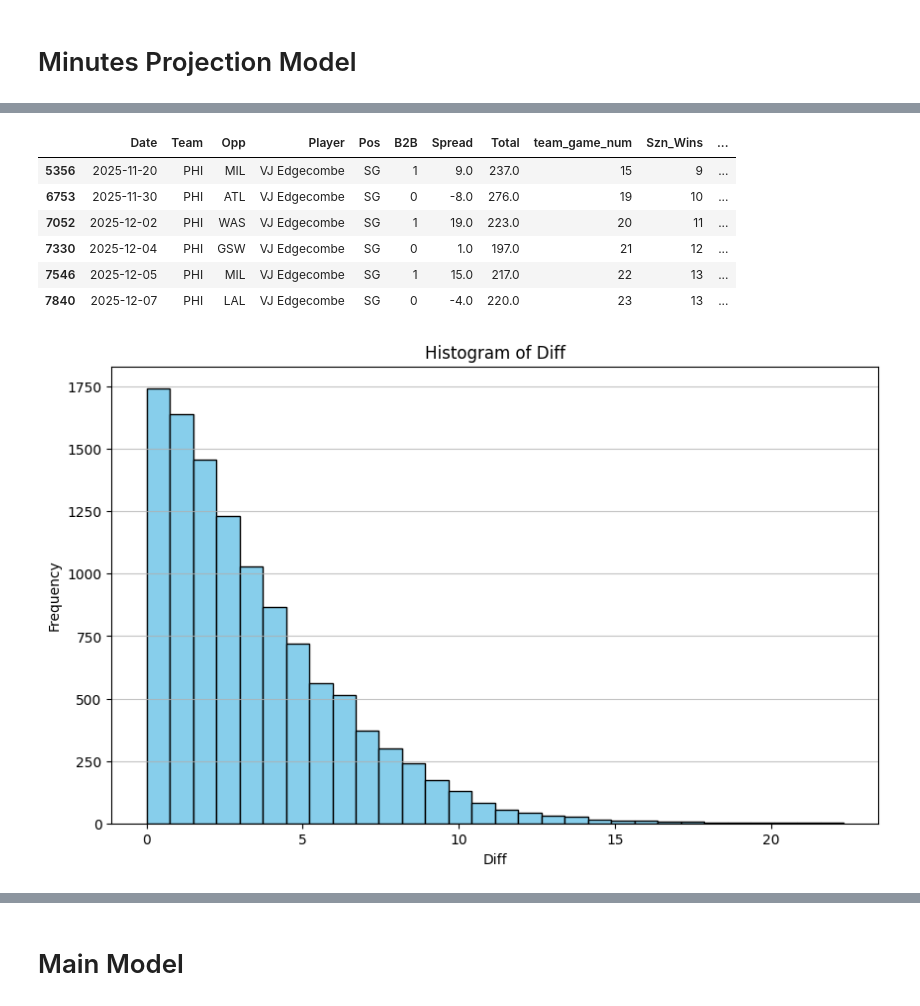
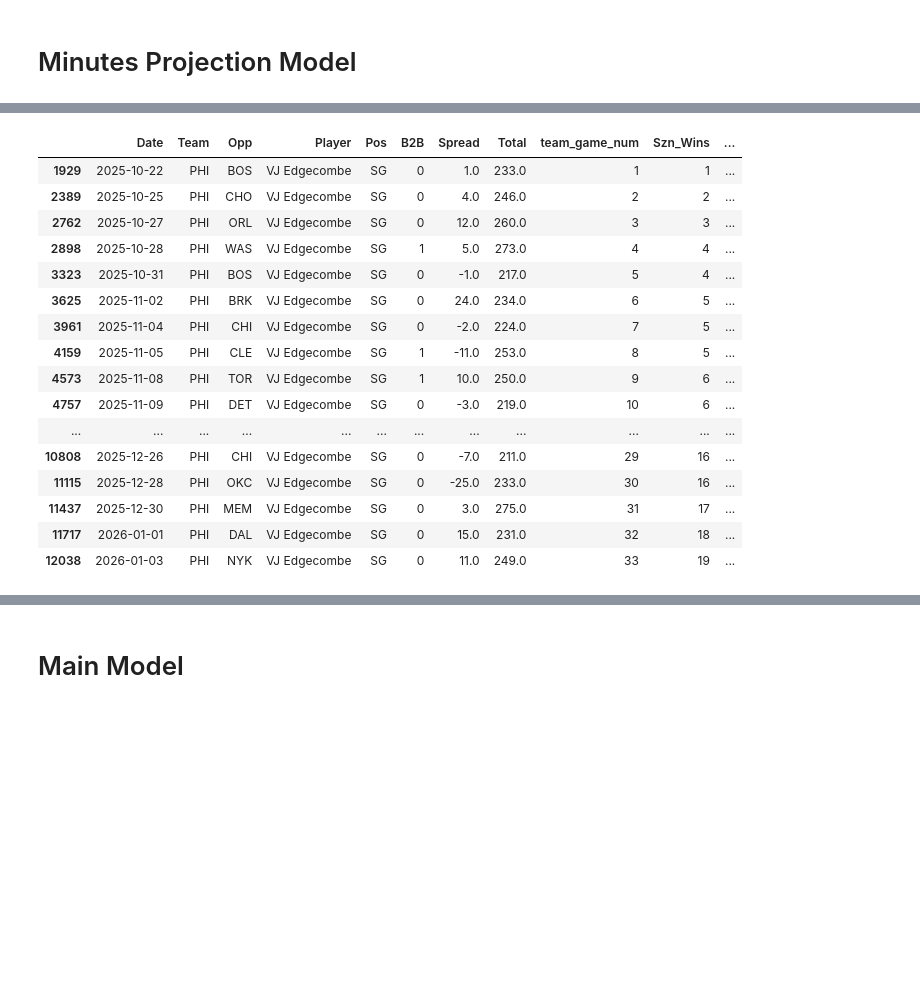
Before and after one commit to Relenes510/fantasy_basketball, a Jupyter notebook: notebooks/create_ML_Regression_model.ipynb, the cells around one changed output, grey strips where cells are left out. Drawn from its saved outputs; the diff is of its cells as text; code cells hidden in the pictures; blank space fills up the shorter version.

```diff
--- a/notebooks/create_ML_Regression_model.ipynb
+++ b/notebooks/create_ML_Regression_model.ipynb
@@ -413,13 +413,20 @@ def setup_df_mins(con, df):
     df['starter_return'] = ((df.return_game == 1) & (df.role == 1)).astype(int)
     df['bench_return']   = ((df.return_game == 1) & (df.role == 2)).astype(int)
 
-    df['MP_drop_pct_L5'] = (df.MP_L5_avg - df.MP) / df.MP_L5_avg
+    df['MP_change_pct_L5'] = (df['MP_L1_avg'] - df['MP_L10_avg']) / df['MP_L10_avg']
     df['Early_stop'] = (
         (df['MP'] < 5) |
-        ((df.role == 1) & (df.MP_drop_pct_L5 >= 0.35)) |   # starters
-        ((df.role == 2) & (df.MP_drop_pct_L5 >= 0.45)) |   # bench
-        ((df.role == 3) & (df.MP_drop_pct_L5 >= 0.55))     # reserve
+        ((df.role == 1) & (df.MP_change_pct_L5 <= -0.35)) |   # starters
+        ((df.role == 2) & (df.MP_change_pct_L5 <= -0.45)) |   # bench
+        ((df.role == 3) & (df.MP_change_pct_L5 <= -0.55))     # reserve
     ).astype(int)
+    df['Early_stop'] = df.groupby('Player')['Early_stop'].shift(-1).fillna(0).astype(int)
+    df['MP_increase'] = (
+        ((df.role == 1) & (df.MP_change_pct_L5 >= 0.15)) |
+        ((df.role == 2) & (df.MP_change_pct_L5 >= 0.10)) |
+        ((df.role == 3) & (df.MP_change_pct_L5 >= 0.05))
+    ).astype(int)
+    df['MP_increase'] = df.groupby('Player')['MP_increase'].shift(-1).fillna(0).astype(int)
 
     for N in [1, 3, 5]:
         df[f'Early_stop_L{N}'] = df.sort_values(['Player', 'Date'])['Early_stop'].shift(1).rolling(N).sum()
@@ -431,7 +438,7 @@ def setup_df_mins(con, df):
     df['PrevLocation'] = df.groupby('Player')['Location'].shift(1)
     df['same_arena'] = (df['PrevLocation'] == df['Location']).astype(int)
 
-    df = df.drop(['Season', 'Team_type', 'reserve_td', 'reserve', 'bench_td', 'bench', 'starter_td', 'starter', 'MP_drop_pct_L5',
+    df = df.drop(['Season', 'Team_type', 'reserve_td', 'reserve', 'bench_td', 'bench', 'starter_td', 'starter',
                   'PrevLocation', 'Location', 'Injured', 'missed_games_after', 'MP_diff_next_avg5', 'return_game'], axis=1)
 
     return df
@@ -449,8 +456,8 @@ mins_test_df  = df_mins.iloc[val_end:]
 mins_DFS = (mins_train_df, mins_val_df, mins_test_df)
 
 # mins_model = create_baseline_model(df_mins, "MP", mins_DFS)
-mins_model, mins_preds, y_test_mins, analyze_df_mins = hyperparam_tuning(mins_DFS, "MP", n_iter=1)
-feature_importance(mins_model, df_mins.columns.tolist())
+mins_model, mins_preds, y_test_mins, analyze_df_mins = hyperparam_tuning(mins_DFS, "MP", n_iter=10)
+# feature_importance(mins_model, df_mins.columns.tolist())
 
 # mins_model.save_model("../ML_models/mins_model.json")
 # print('Saved minutes model!')
@@ -506,28 +495,37 @@ R²: 0.8102336891497096
 # %%
 analyze_df_mins = mins_test_df.drop(['MP', 'MP_preds'], axis=1)\
                 .merge(analyze_df_mins[['Date', 'Team', 'Player', 'MP', 'MP_preds']], on=['Date', 'Team', 'Player'])
 analyze_df_mins['Diff'] = analyze_df_mins['MP'] - analyze_df_mins[f'MP_preds']
 analyze_df_mins['Diff2'] = abs(analyze_df_mins['Diff'])
 analyze_df_mins.sort_values('Diff2', ascending=False).drop('Diff2', axis=1).head(15)
-display(analyze_df_mins[(analyze_df_mins.Date.isin(['2025-11-20', '2025-11-30', '2025-12-02', '2025-12-04', '2025-12-05', '2025-12-07'])) & (analyze_df_mins.Player == 'VJ Edgecombe')])
+display(analyze_df_mins[(analyze_df_mins.Player == 'VJ Edgecombe')])
 # display(analyze_df_mins[(analyze_df_mins.Diff < -15)])
 
-plt.figure(figsize=(10,6))
-plt.hist(analyze_df_mins['Diff2'], bins=30, color='skyblue', edgecolor='black')
-plt.title('Histogram of Diff')
-plt.xlabel('Diff')
-plt.ylabel('Frequency')
-plt.grid(axis='y', alpha=0.75)
-plt.show()
+# plt.figure(figsize=(10,6))
+# plt.hist(analyze_df_mins['Diff2'], bins=30, color='skyblue', edgecolor='black')
+# plt.title('Histogram of Diff')
+# plt.xlabel('Diff')
+# plt.ylabel('Frequency')
+# plt.grid(axis='y', alpha=0.75)
+# plt.show()
 # %% [output]
 |  | Date | Team | Opp | Player | Pos | B2B | Spread | Total | team_game_num | Szn_Wins | ... |
-| 5356 | 2025-11-20 | PHI | MIL | VJ Edgecombe | SG | 1 | 9.0 | 237.0 | 15 | 9 | ... |
-| 6753 | 2025-11-30 | PHI | ATL | VJ Edgecombe | SG | 0 | -8.0 | 276.0 | 19 | 10 | ... |
-| 7052 | 2025-12-02 | PHI | WAS | VJ Edgecombe | SG | 1 | 19.0 | 223.0 | 20 | 11 | ... |
-| 7330 | 2025-12-04 | PHI | GSW | VJ Edgecombe | SG | 0 | 1.0 | 197.0 | 21 | 12 | ... |
-| 7546 | 2025-12-05 | PHI | MIL | VJ Edgecombe | SG | 1 | 15.0 | 217.0 | 22 | 13 | ... |
-| 7840 | 2025-12-07 | PHI | LAL | VJ Edgecombe | SG | 0 | -4.0 | 220.0 | 23 | 13 | ... |
+| 1929 | 2025-10-22 | PHI | BOS | VJ Edgecombe | SG | 0 | 1.0 | 233.0 | 1 | 1 | ... |
+| 2389 | 2025-10-25 | PHI | CHO | VJ Edgecombe | SG | 0 | 4.0 | 246.0 | 2 | 2 | ... |
+| 2762 | 2025-10-27 | PHI | ORL | VJ Edgecombe | SG | 0 | 12.0 | 260.0 | 3 | 3 | ... |
+| 2898 | 2025-10-28 | PHI | WAS | VJ Edgecombe | SG | 1 | 5.0 | 273.0 | 4 | 4 | ... |
+| 3323 | 2025-10-31 | PHI | BOS | VJ Edgecombe | SG | 0 | -1.0 | 217.0 | 5 | 4 | ... |
+| 3625 | 2025-11-02 | PHI | BRK | VJ Edgecombe | SG | 0 | 24.0 | 234.0 | 6 | 5 | ... |
+| 3961 | 2025-11-04 | PHI | CHI | VJ Edgecombe | SG | 0 | -2.0 | 224.0 | 7 | 5 | ... |
+| 4159 | 2025-11-05 | PHI | CLE | VJ Edgecombe | SG | 1 | -11.0 | 253.0 | 8 | 5 | ... |
+| 4573 | 2025-11-08 | PHI | TOR | VJ Edgecombe | SG | 1 | 10.0 | 250.0 | 9 | 6 | ... |
+| 4757 | 2025-11-09 | PHI | DET | VJ Edgecombe | SG | 0 | -3.0 | 219.0 | 10 | 6 | ... |
+| ... | ... | ... | ... | ... | ... | ... | ... | ... | ... | ... | ... |
+| 10808 | 2025-12-26 | PHI | CHI | VJ Edgecombe | SG | 0 | -7.0 | 211.0 | 29 | 16 | ... |
+| 11115 | 2025-12-28 | PHI | OKC | VJ Edgecombe | SG | 0 | -25.0 | 233.0 | 30 | 16 | ... |
+| 11437 | 2025-12-30 | PHI | MEM | VJ Edgecombe | SG | 0 | 3.0 | 275.0 | 31 | 17 | ... |
+| 11717 | 2026-01-01 | PHI | DAL | VJ Edgecombe | SG | 0 | 15.0 | 231.0 | 32 | 18 | ... |
+| 12038 | 2026-01-03 | PHI | NYK | VJ Edgecombe | SG | 0 | 11.0 | 249.0 | 33 | 19 | ... |
-[figure, removed]
 # %%
 rmse = np.sqrt(mean_squared_error(y_test_mins, mins_preds)) # splits[5] = y_test
 mae = mean_absolute_error(y_test_mins, mins_preds)
```
Also changed, not shown: parts of 9 cells of this notebook, 4 other files.
